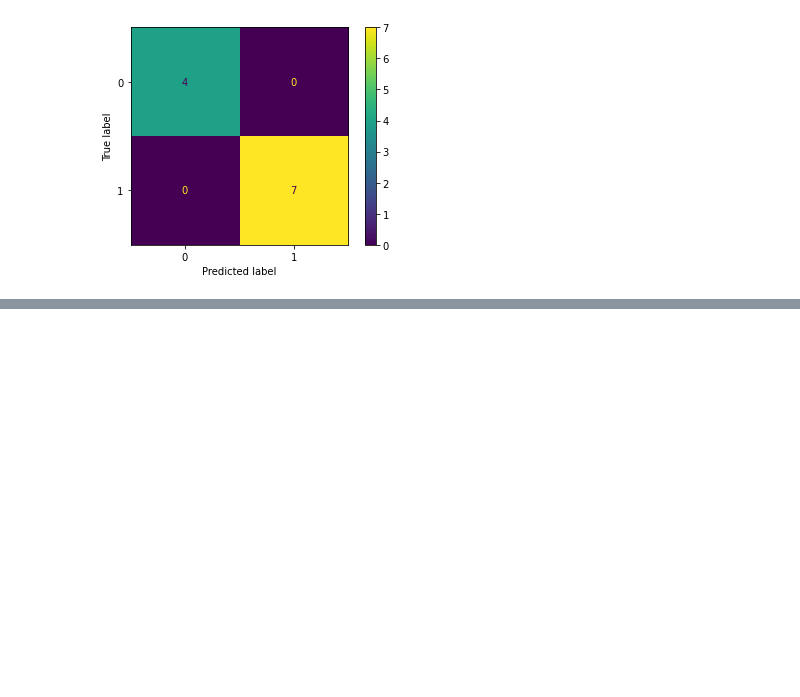
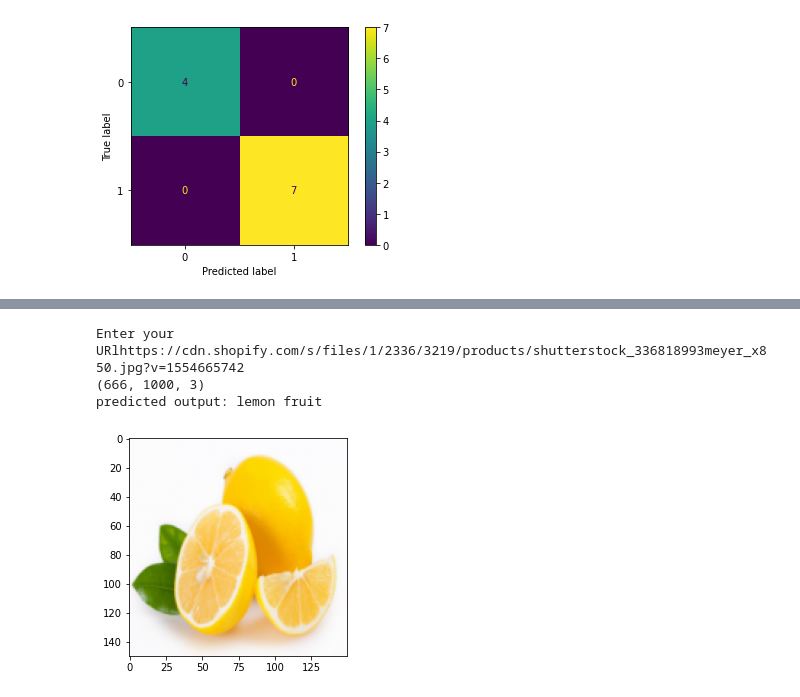
Before and after one commit to honey1126/Mini-project-ML-Sep20-, a Jupyter notebook: MiniProject(Apple_and_Leamon,Sreeja_y).ipynb, the cells around one changed output, grey strips where cells are left out. Saved outputs shown, nothing was run; the diff lists cells and outputs as text; code cells hidden in the pictures; blank space fills up the shorter version.

```diff
--- a/MiniProject(Apple_and_Leamon,Sreeja_y).ipynb
+++ b/MiniProject(Apple_and_Leamon,Sreeja_y).ipynb
@@ -227,0 +228,18 @@ predicted output: apple fruit
+# %%
+#testing new image
+flat_data = []
+url = input('Enter your URl')
+img = imread(url)
+img_resized = resize(img,(150,150,3))
+flat_data.append(img_resized.flatten())
+flat_data=np.array(flat_data)
+print(img.shape)
+plt.imshow(img_resized)
+y_out = model.predict(flat_data)
+y_out = CATEGORIES[y_out[0]]
+print(f'predicted output: {y_out}')
+# %% [output]
+Enter your URlhttps://cdn.shopify.com/s/files/1/2336/3219/products/shutterstock_336818993meyer_x850.jpg?v=1554665742
+(666, 1000, 3)
+predicted output: lemon fruit
+[figure, added]
```
Also changed, not shown: parts of 1 cell of this notebook.
